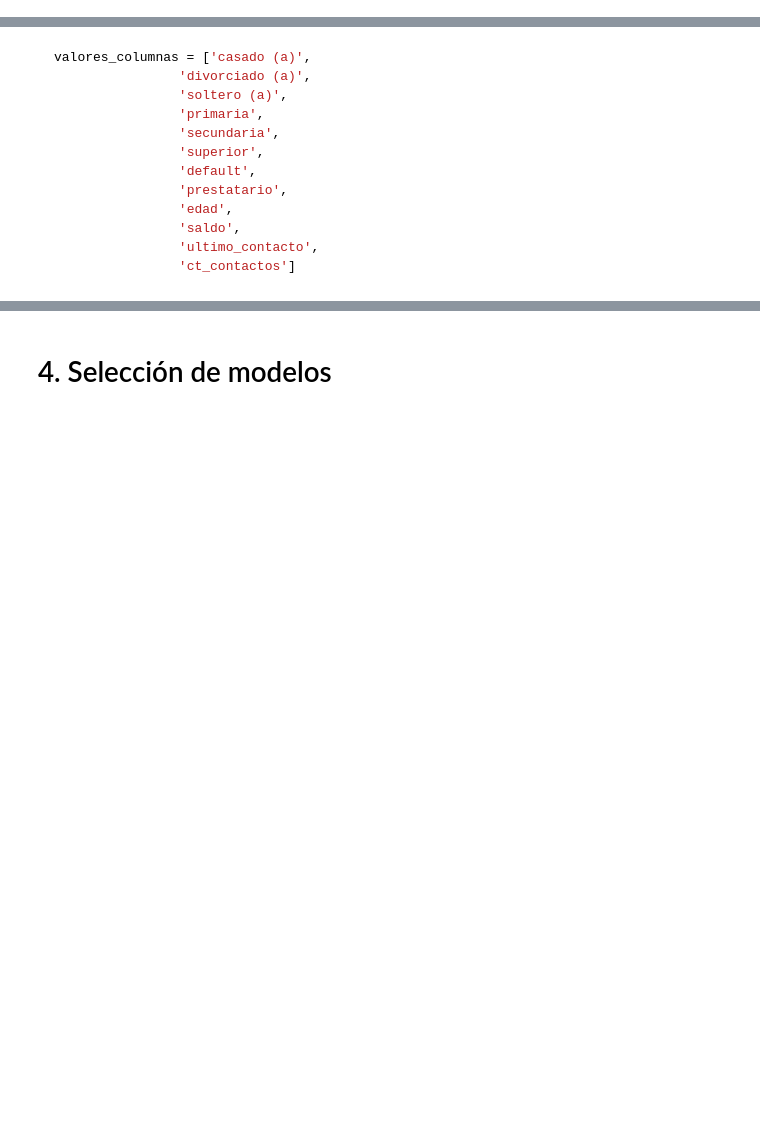
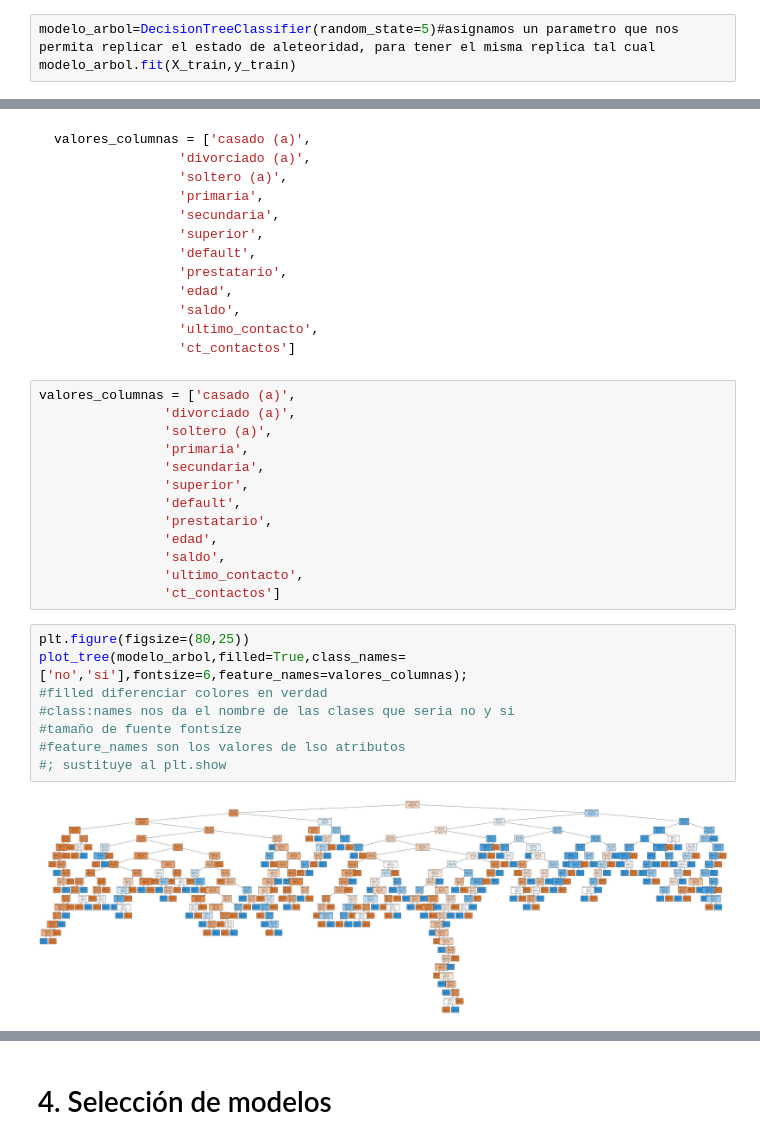
Before and after one commit to Kevincancino26/mis-notebook-de-estudio-, a Jupyter notebook: Clasificacion_primeros_pasos(Clasificación: aprendiendo a clasificar datos con Machine Learning).ipynb, the cells around one changed output, grey strips where cells are left out. Drawn from its saved outputs; the diff is of its cells as text; blank space fills up the shorter version.

````diff
--- a/Clasificacion_primeros_pasos(Clasificación: aprendiendo a clasificar datos con Machine Learning).ipynb
+++ b/Clasificacion_primeros_pasos(Clasificación: aprendiendo a clasificar datos con Machine Learning).ipynb
@@ -411,0 +416,3 @@ Se basa en decisiones simples tomadas por el algoritmo, separando los datos medi
+# %%
+modelo_arbol=DecisionTreeClassifier(random_state=5)#asignamos un parametro que nos permita replicar el estado de aleteoridad, para tener el misma replica tal cual
+modelo_arbol.fit(X_train,y_train)
@@ -424,3 +446,26 @@ valores_columnas = ['casado (a)',
                 'ultimo_contacto',
                 'ct_contactos']
 ```
+# %%
+valores_columnas = ['casado (a)',
+                'divorciado (a)',
+                'soltero (a)',
+                'primaria',
+                'secundaria',
+                'superior',
+                'default',
+                'prestatario',
+                'edad',
+                'saldo',
+                'ultimo_contacto',
+                'ct_contactos']
+# %%
+plt.figure(figsize=(80,25))
+plot_tree(modelo_arbol,filled=True,class_names=['no','si'],fontsize=6,feature_names=valores_columnas);
+#filled diferenciar colores en verdad
+#class:names nos da el nombre de las clases que seria no y si
+#tamaño de fuente fontsize
+#feature_names son los valores de lso atributos
+#; sustituye al plt.show
+# %% [output]
+[figure, added]
````
Also changed, not shown: parts of 12 cells of this notebook.
